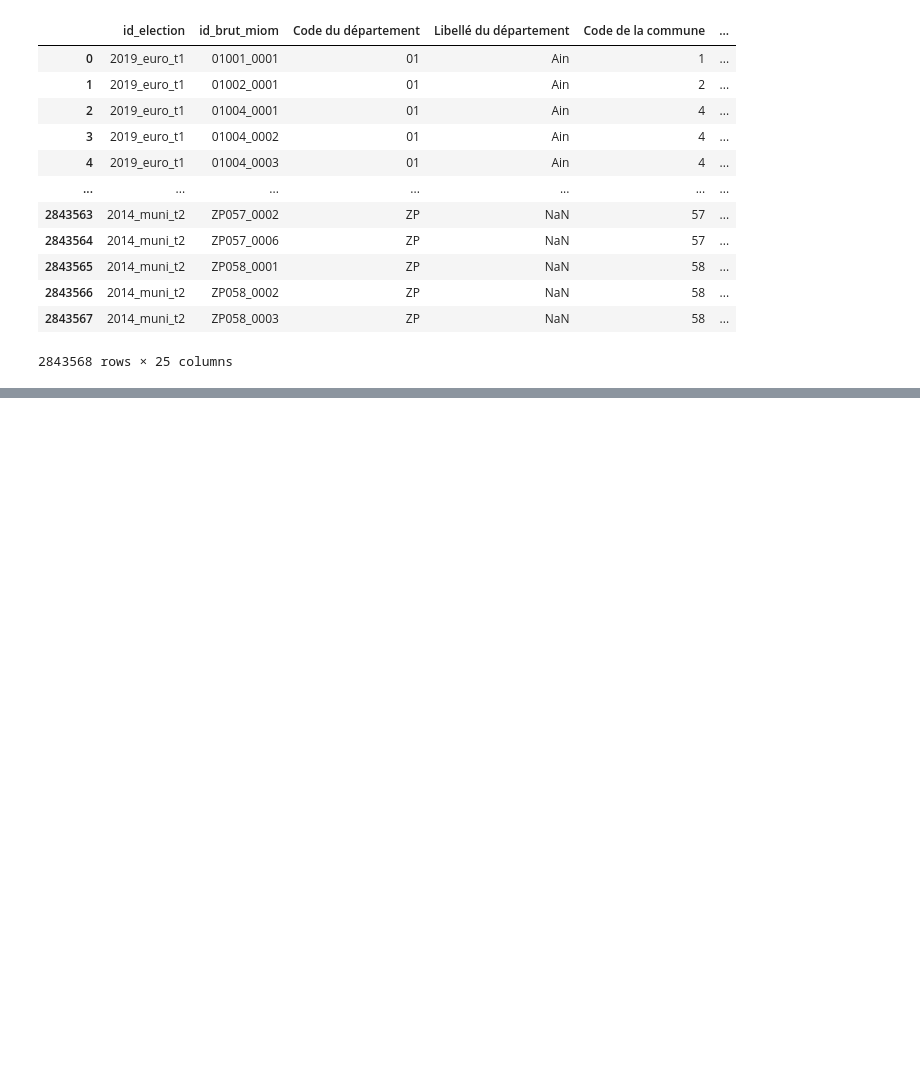
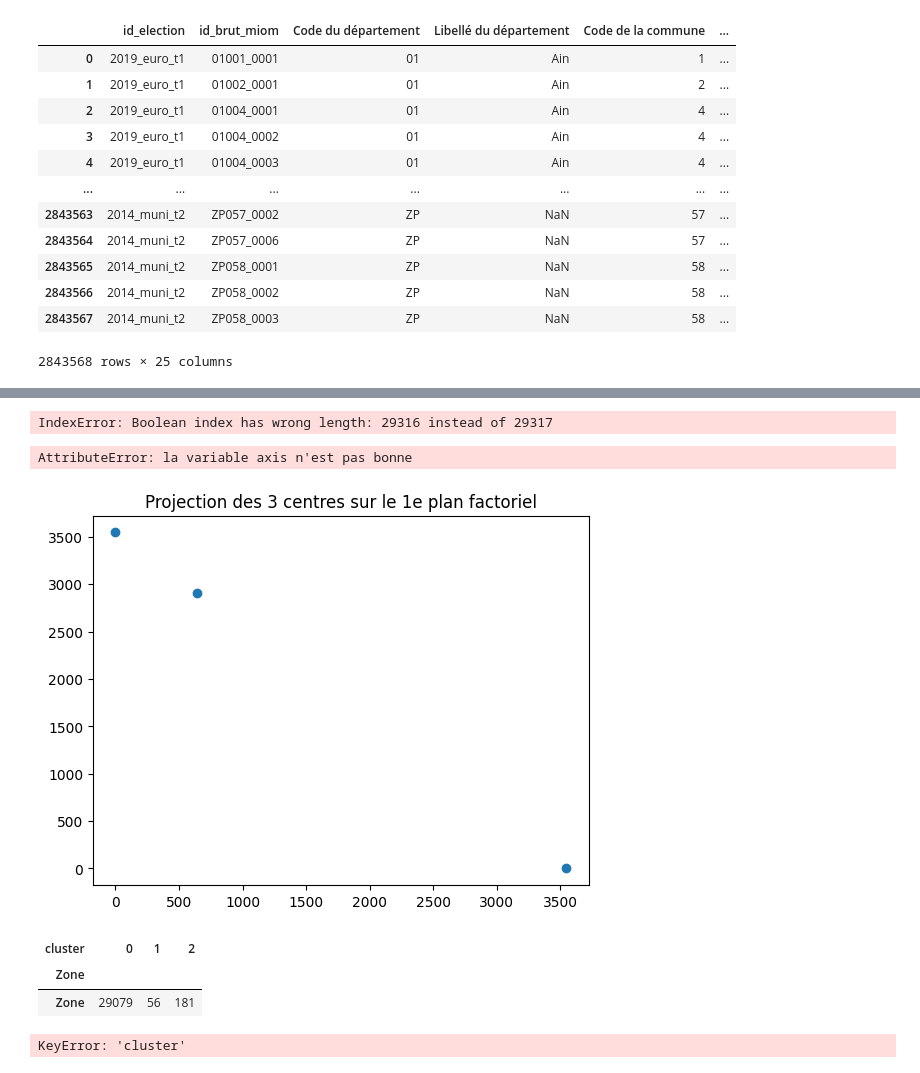
Before and after one commit to L-Poca/MSPR-Big-Data, a Jupyter notebook: MSPR_Data.ipynb, the cells around one changed output, grey strips where cells are left out. Saved outputs shown, nothing was run; the diff lists cells and outputs as text; code cells hidden in the pictures; blank space fills up the shorter version.

```diff
--- a/MSPR_Data.ipynb
+++ b/MSPR_Data.ipynb
@@ -67,0 +580,36 @@ df_global
+# %%
+
+df_Input[df_Input['Cluster']==0]
+# %% [output]
+IndexError: Boolean index has wrong length: 29316 instead of 29317
+# %%
+display_factorial_planes(X_proj, x_y,clusters = kmeans.labels_ )
+# %% [output]
+AttributeError: la variable axis n'est pas bonne
+# %%
+# Affichage des positions des centres de classes
+plt.figure()
+centroids = kmeans.cluster_centers_
+centroids_projected = kmeans.transform(centroids)
+plt.scatter(centroids_projected[:,0],centroids_projected[:,1])
+plt.title("Projection des {} centres sur le 1e plan factoriel".format(len(centroids)))
+plt.show()
+# %% [output]
+[figure, added]
+# %%
+# Determiner le nombre de localité par cluster
+clusters = kmeans.labels_
+crosstab = pd.crosstab('Zone', clusters , dropna=False)
+crosstab.rename_axis(columns="cluster", index="Zone", inplace=True)
+crosstab
+# %% [output]
+| cluster | 0 | 1 | 2 |
+| Zone |  |  |  |
+| Zone | 29079 | 56 | 181 |
+# %%
+#Première comparaison des moyennes afin d'identifier le groupe de localités qui peut nous interesser à ce niveau de l'analyse
+df_groupes_km=df_Input
+df_groupes_km['cluster']=kmeans.labels_
+df_groupes_km.groupby('cluster').mean()
+# %% [output]
+KeyError: 'cluster'
```
Also changed, not shown: parts of 54 cells of this notebook.
